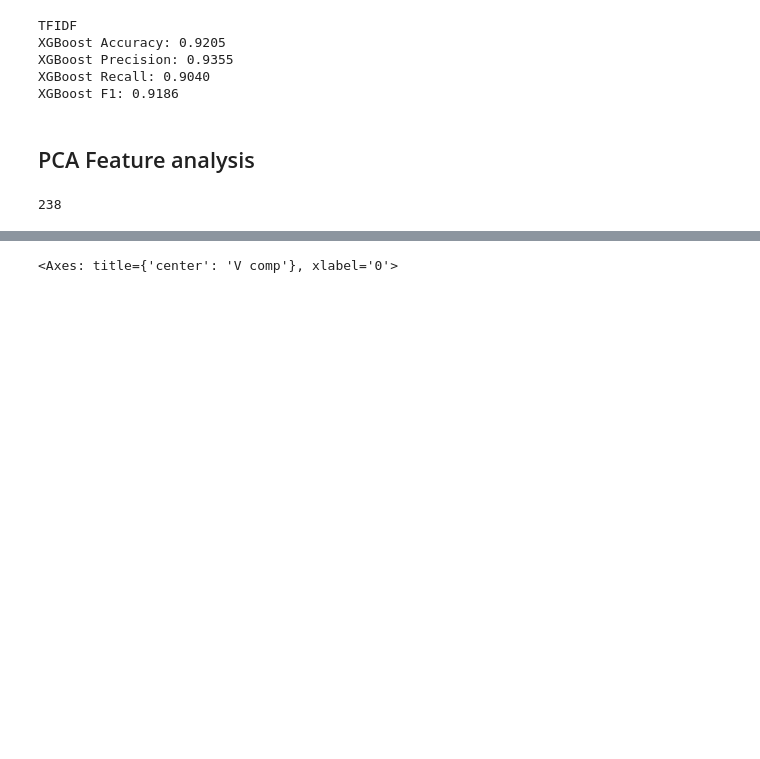
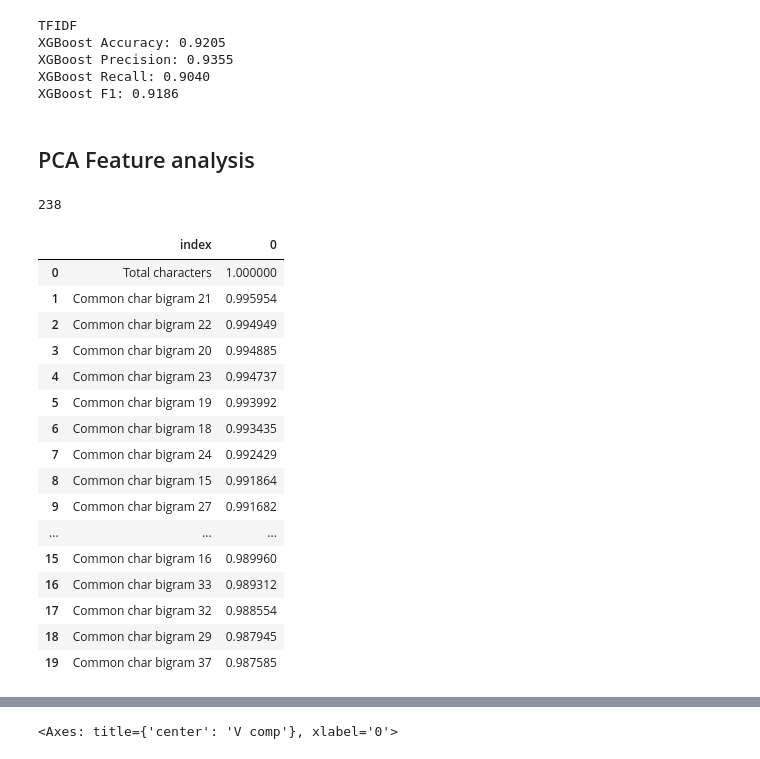
Before and after one commit to Brian-D-Dang/ChatGPT-Generated-Text-Detection, a Jupyter notebook: Text-Detection-XGBoost - BDD.ipynb, the cells around one changed output, grey strips where cells are left out. Drawn from its saved outputs; the diff is of its cells as text; code cells hidden in the pictures; blank space fills up the shorter version.

```diff
--- a/Text-Detection-XGBoost - BDD.ipynb
+++ b/Text-Detection-XGBoost - BDD.ipynb
@@ -144,19 +144,39 @@ XGBoost Recall: 0.9040
 XGBoost F1: 0.9186
 # %% [markdown]
 ## PCA Feature analysis
-# %%
-X.shape[1]
-# %% [output]
-238
+# %%
+X.shape[1]
+# %% [output]
+238
 # %%
 pca = PCA(n_components=X.shape[1])
 pca_fit = pca.fit(X)
 
 data = text_detection_features.drop(columns=['Label'])
 features = data.columns
 
 n_pcs = pca_fit.components_.shape[0]
 
-test = pd.DataFrame(np.abs(pca_fit.components_[0]), features).transpose()
-test = test.max(axis=0).sort_values(ascending=False)[:20]/test.max(axis=0).sort_values(ascending=False)[0]
-test = pd.DataFrame(test).transpose()
+pca_1_features = pd.DataFrame(np.abs(pca_fit.components_[0]), features).transpose()
+pca_1_features = pca_1_features.max(axis=0).sort_values(ascending=False)[:20]/pca_1_features.max(axis=0).sort_values(ascending=False)[0]
+pca_1_features = pd.DataFrame(pca_1_features)
+pca_1_features = pca_1_features.reset_index()
+pca_1_features
+# %% [output]
+|  | index | 0 |
+| 0 | Total characters | 1.000000 |
+| 1 | Common char bigram 21 | 0.995954 |
+| 2 | Common char bigram 22 | 0.994949 |
+| 3 | Common char bigram 20 | 0.994885 |
+| 4 | Common char bigram 23 | 0.994737 |
+| 5 | Common char bigram 19 | 0.993992 |
+| 6 | Common char bigram 18 | 0.993435 |
+| 7 | Common char bigram 24 | 0.992429 |
+| 8 | Common char bigram 15 | 0.991864 |
+| 9 | Common char bigram 27 | 0.991682 |
+| ... | ... | ... |
+| 15 | Common char bigram 16 | 0.989960 |
+| 16 | Common char bigram 33 | 0.989312 |
+| 17 | Common char bigram 32 | 0.988554 |
+| 18 | Common char bigram 29 | 0.987945 |
+| 19 | Common char bigram 37 | 0.987585 |
```
Also changed, not shown: parts of 2 cells of this notebook.
